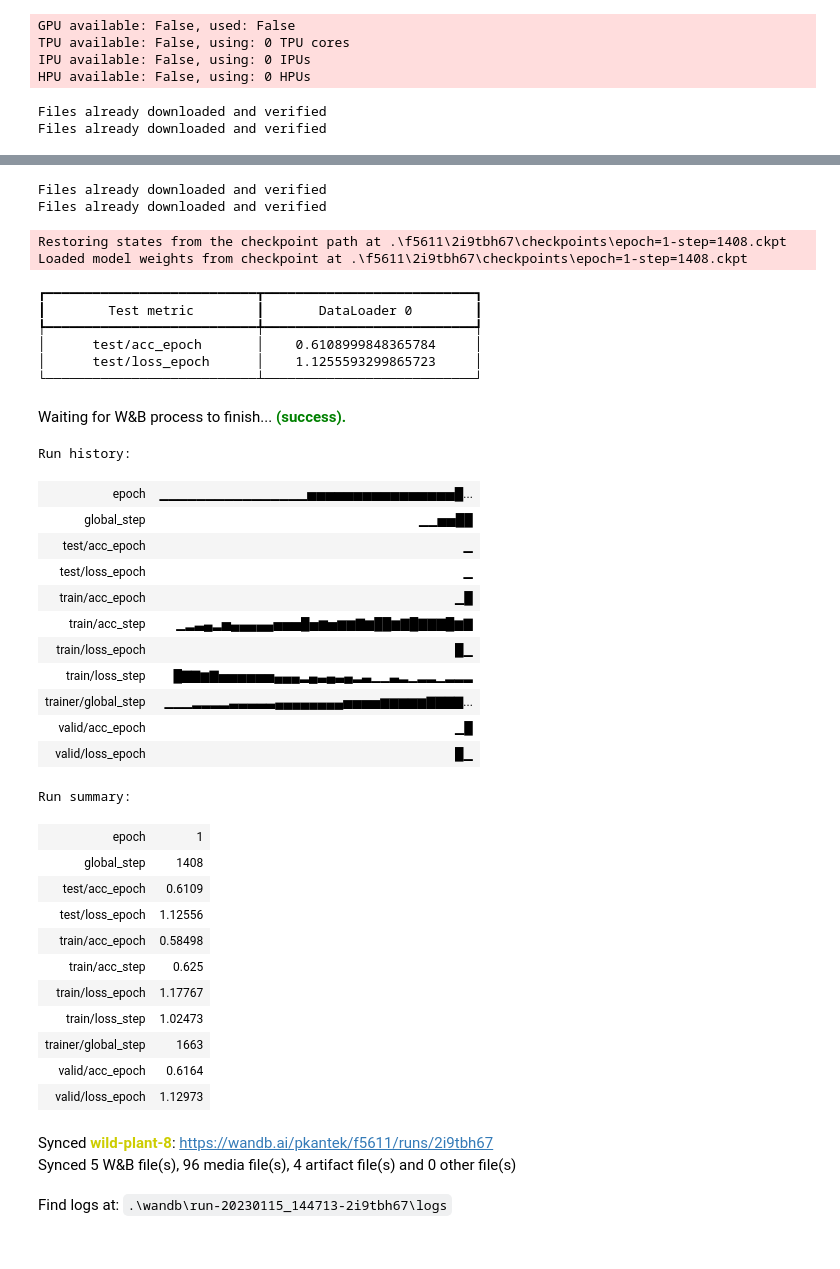
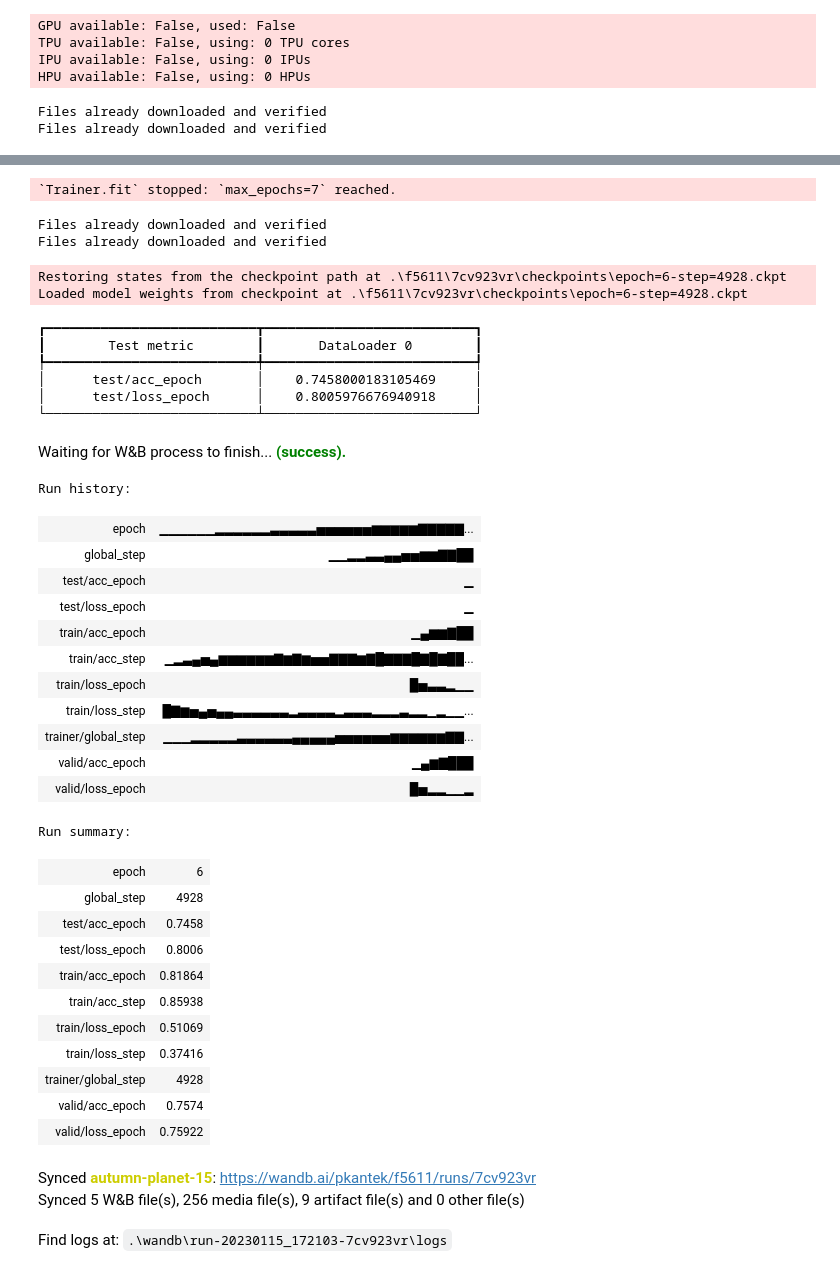
Before and after one commit to petrKantek/intro-to-ml-project, a Jupyter notebook: notebooks/mobilenet_model.ipynb, the cells around one changed output, grey strips where cells are left out. Drawn from its saved outputs; the diff is of its cells as text; code cells hidden in the pictures.

```diff
--- a/notebooks/mobilenet_model.ipynb
+++ b/notebooks/mobilenet_model.ipynb
@@ -78,7 +80,7 @@ transformations = [
             ]
 # %%
 # setup data
-cifar = CIFAR10DataModule(transformations)
+cifar = CIFAR10DataModule(transformations, num_workers=4,)
 cifar.prepare_data()
 cifar.setup()
 
@@ -112,7 +275,7 @@ Training loop and metrics are logged using weights and biases library and a max.
 trainer = Trainer(
     logger=wandb_logger,
     log_every_n_steps=50,
-    max_epochs=5,
+    max_epochs=7,
     deterministic=True,
     callbacks=[ImagePredictionLogger(samples)]
 )
@@ -123,65 +286,66 @@ IPU available: False, using: 0 IPUs
 HPU available: False, using: 0 HPUs
 # %%
 # setup model
-model = CIFAR10Model(model=mobilenet, in_dims=(1, 3, 32, 32))
+model = CIFAR10Model(model=mobilenet, in_dims=(1, 3, 32, 32), lr=0.0004)
 
 # fit the model
 trainer.fit(model, cifar)
 
 # evaluate the model on a test set
 trainer.test(datamodule=cifar,
              ckpt_path=None)  # uses last-saved model
 
 wandb.finish()
 # %% [output]
 Files already downloaded and verified
 Files already downloaded and verified
   | Name      | Type               | Params
 -------------------------------------------------
 0 | model     | MobileNetV3        | 4.2 M
 1 | train_acc | MulticlassAccuracy | 0
 2 | valid_acc | MulticlassAccuracy | 0
 3 | test_acc  | MulticlassAccuracy | 0
 -------------------------------------------------
 4.2 M     Trainable params
 0         Non-trainable params
 4.2 M     Total params
 16.859    Total estimated model params size (MB)
-Files already downloaded and verified
-Files already downloaded and verified
+`Trainer.fit` stopped: `max_epochs=7` reached.
-Restoring states from the checkpoint path at .\f5611\2i9tbh67\checkpoints\epoch=1-step=1408.ckpt
-Loaded model weights from checkpoint at .\f5611\2i9tbh67\checkpoints\epoch=1-step=1408.ckpt
+Files already downloaded and verified
+Files already downloaded and verified
-┏━━━━━━━━━━━━━━━━━━━━━━━━━━━┳━━━━━━━━━━━━━━━━━━━━━━━━━━━┓
-┃        Test metric        ┃       DataLoader 0        ┃
-┡━━━━━━━━━━━━━━━━━━━━━━━━━━━╇━━━━━━━━━━━━━━━━━━━━━━━━━━━┩
-│      test/acc_epoch       │    0.6108999848365784     │
-│      test/loss_epoch      │    1.1255593299865723     │
-└───────────────────────────┴───────────────────────────┘
+Restoring states from the checkpoint path at .\f5611\7cv923vr\checkpoints\epoch=6-step=4928.ckpt
+Loaded model weights from checkpoint at .\f5611\7cv923vr\checkpoints\epoch=6-step=4928.ckpt
+┏━━━━━━━━━━━━━━━━━━━━━━━━━━━┳━━━━━━━━━━━━━━━━━━━━━━━━━━━┓
+┃        Test metric        ┃       DataLoader 0        ┃
+┡━━━━━━━━━━━━━━━━━━━━━━━━━━━╇━━━━━━━━━━━━━━━━━━━━━━━━━━━┩
+│      test/acc_epoch       │    0.7458000183105469     │
+│      test/loss_epoch      │    0.8005976676940918     │
+└───────────────────────────┴───────────────────────────┘
 Waiting for W&B process to finish... (success).
-Run history:
+Run history:
-| epoch | ▁▁▁▁▁▁▁▁▁▁▁▁▁▁▁▁▅▅▅▅▅▅▅▅▅▅▅▅▅▅▅▅█... |
-| global_step | ▁▁▅▅██ |
+| epoch | ▁▁▁▁▁▁▂▂▂▂▂▂▃▃▃▃▃▅▅▅▅▅▅▆▆▆▆▆▇▇▇▇▇... |
+| global_step | ▁▁▂▂▃▃▄▄▅▅▆▆▇▇██ |
 | test/acc_epoch | ▁ |
 | test/loss_epoch | ▁ |
-| train/acc_epoch | ▁█ |
-| train/acc_step | ▁▂▃▄▂▅▄▄▄▄▄▅▅▅█▅▆▅▆▆▇▆██▆▇█▇▇▇█▆▇ |
-| train/loss_epoch | █▁ |
-| train/loss_step | █▇▇▆▇▅▅▅▅▅▅▄▄▄▂▄▃▄▃▄▂▃▁▁▃▂▁▂▂▁▂▂▂ |
-| trainer/global_step | ▁▁▁▂▂▂▂▃▃▃▃▃▄▄▄▄▄▄▄▄▅▅▅▅▆▆▆▆▆▇▇▇▇... |
-| valid/acc_epoch | ▁█ |
-| valid/loss_epoch | █▁ |
+| train/acc_epoch | ▁▄▆▆▇██ |
+| train/acc_step | ▁▂▃▄▅▄▆▆▆▆▆▆▇▆▇▆▅▅▇▇▇▆▇█▇▇▇█▇█▇██... |
+| train/loss_epoch | █▅▃▃▂▁▁ |
+| train/loss_step | █▇▆▅▄▅▄▄▃▃▃▃▃▃▂▃▃▃▃▂▃▃▃▂▂▂▃▂▂▁▂▁▁... |
+| trainer/global_step | ▁▁▁▂▂▂▂▂▃▃▃▃▃▃▄▄▄▄▄▅▅▅▅▅▅▆▆▆▆▆▆▇▇... |
+| valid/acc_epoch | ▁▄▆▇███ |
+| valid/loss_epoch | █▅▂▂▁▁▂ |
-Run summary:
+Run summary:
-| epoch | 1 |
-| global_step | 1408 |
-| test/acc_epoch | 0.6109 |
-| test/loss_epoch | 1.12556 |
-| train/acc_epoch | 0.58498 |
-| train/acc_step | 0.625 |
-| train/loss_epoch | 1.17767 |
-| train/loss_step | 1.02473 |
-| trainer/global_step | 1663 |
-| valid/acc_epoch | 0.6164 |
-| valid/loss_epoch | 1.12973 |
+| epoch | 6 |
+| global_step | 4928 |
+| test/acc_epoch | 0.7458 |
+| test/loss_epoch | 0.8006 |
+| train/acc_epoch | 0.81864 |
+| train/acc_step | 0.85938 |
+| train/loss_epoch | 0.51069 |
+| train/loss_step | 0.37416 |
+| trainer/global_step | 4928 |
+| valid/acc_epoch | 0.7574 |
+| valid/loss_epoch | 0.75922 |
-Synced wild-plant-8: https://wandb.ai/pkantek/f5611/runs/2i9tbh67
-Synced 5 W&B file(s), 96 media file(s), 4 artifact file(s) and 0 other file(s)
+Synced autumn-planet-15: https://wandb.ai/pkantek/f5611/runs/7cv923vr
+Synced 5 W&B file(s), 256 media file(s), 9 artifact file(s) and 0 other file(s)
-Find logs at: .\wandb\run-20230115_144713-2i9tbh67\logs
+Find logs at: .\wandb\run-20230115_172103-7cv923vr\logs
```
Also changed, not shown: parts of 13 cells of this notebook, 1 other file.
